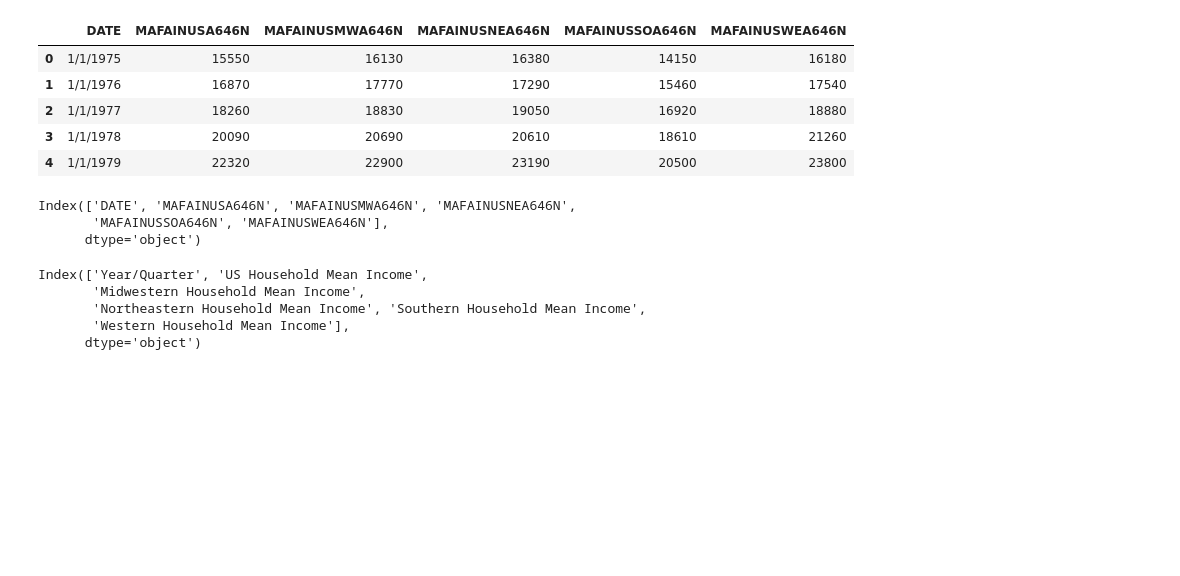
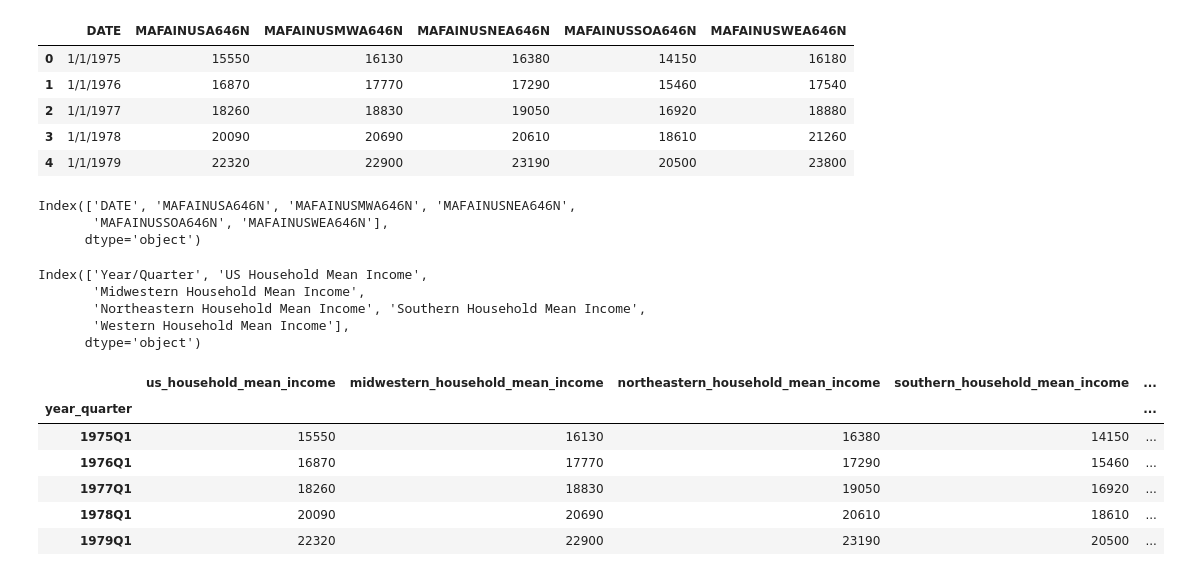
Before and after one commit to leeangel0428/Project-3-Group-2, a Jupyter notebook: Data_cleaning.ipynb, the cells around one changed output. Saved outputs shown, nothing was run; the diff lists cells and outputs as text; code cells hidden in the pictures; blank space fills up the shorter version.

```diff
--- a/Data_cleaning.ipynb
+++ b/Data_cleaning.ipynb
@@ -267,4 +299,16 @@ annual_income_column_mapping={
 }
 
 final_clean_income_df.rename(columns= annual_income_column_mapping, inplace= True)
+# %%
+true_final_clean_income_df=final_clean_income_df.set_index("year_quarter")
+
+true_final_clean_income_df.head()
+# %% [output]
+|  | us_household_mean_income | midwestern_household_mean_income | northeastern_household_mean_income | southern_household_mean_income | ... |
+| year_quarter |  |  |  |  | ... |
+| 1975Q1 | 15550 | 16130 | 16380 | 14150 | ... |
+| 1976Q1 | 16870 | 17770 | 17290 | 15460 | ... |
+| 1977Q1 | 18260 | 18830 | 19050 | 16920 | ... |
+| 1978Q1 | 20090 | 20690 | 20610 | 18610 | ... |
+| 1979Q1 | 22320 | 22900 | 23190 | 20500 | ... |
 # %%
```
Also changed, not shown: parts of 9 cells of this notebook, 20 other files.
